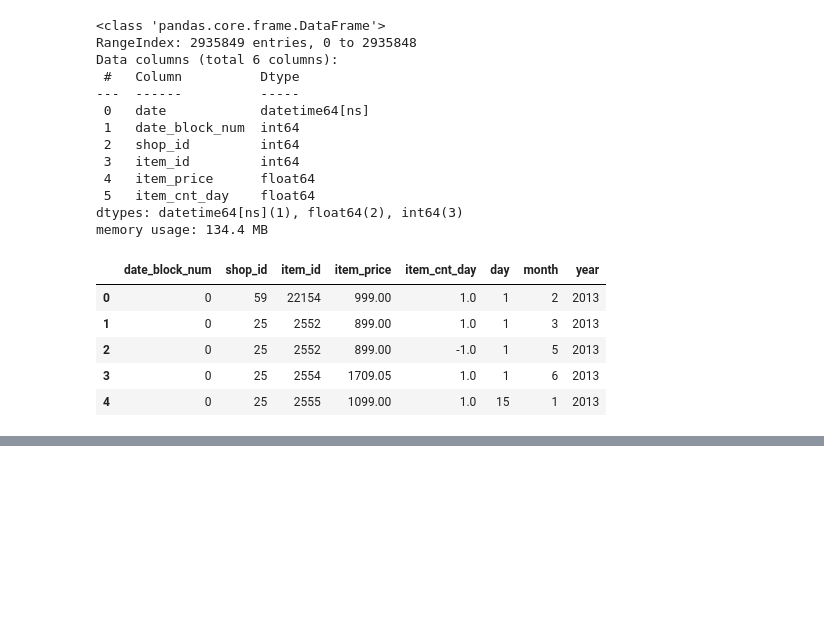
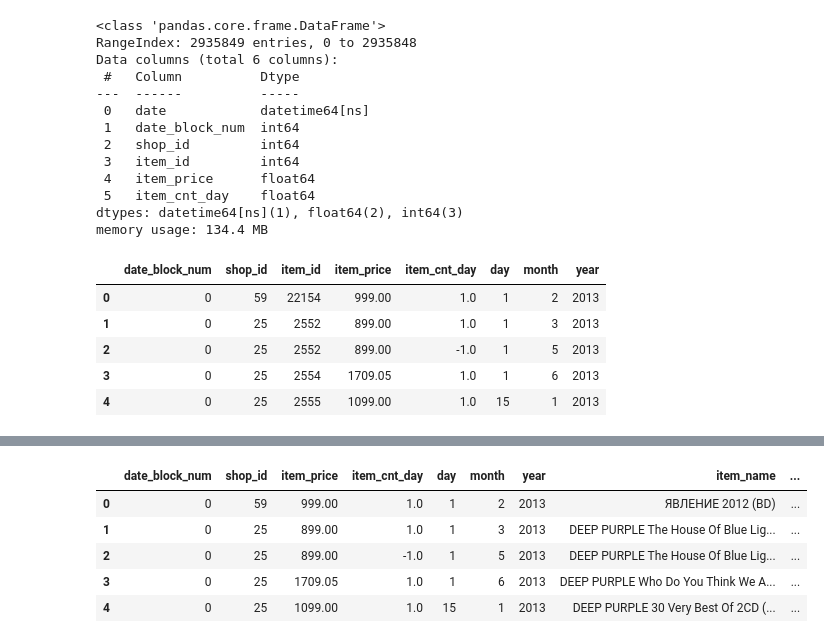
Before and after one commit to HieuNgoUIT/kaggle, a Jupyter notebook: EDA.ipynb, the cells around one changed output, grey strips where cells are left out. Drawn from its saved outputs; the diff is of its cells as text; code cells hidden in the pictures; blank space fills up the shorter version.

```diff
--- a/EDA.ipynb
+++ b/EDA.ipynb
@@ -82,0 +157,10 @@ AttributeError: 'DataFrameGroupBy' object has no attribute 'groupby'
+# %%
+q2_df = sales.join(items, on="item_id", rsuffix="_").join(items_categories, on="item_category_id", rsuffix="_").drop(['item_id', "item_category_id", "item_id_", "item_category_id_" ], axis=1)
+q2_df.head()
+# %% [output]
+|  | date_block_num | shop_id | item_price | item_cnt_day | day | month | year | item_name | ... |
+| 0 | 0 | 59 | 999.00 | 1.0 | 1 | 2 | 2013 | ЯВЛЕНИЕ 2012 (BD) | ... |
+| 1 | 0 | 25 | 899.00 | 1.0 | 1 | 3 | 2013 | DEEP PURPLE The House Of Blue Lig... | ... |
+| 2 | 0 | 25 | 899.00 | -1.0 | 1 | 5 | 2013 | DEEP PURPLE The House Of Blue Lig... | ... |
+| 3 | 0 | 25 | 1709.05 | 1.0 | 1 | 6 | 2013 | DEEP PURPLE Who Do You Think We A... | ... |
+| 4 | 0 | 25 | 1099.00 | 1.0 | 15 | 1 | 2013 | DEEP PURPLE 30 Very Best Of 2CD (... | ... |
```
Also changed, not shown: parts of 7 cells of this notebook.
